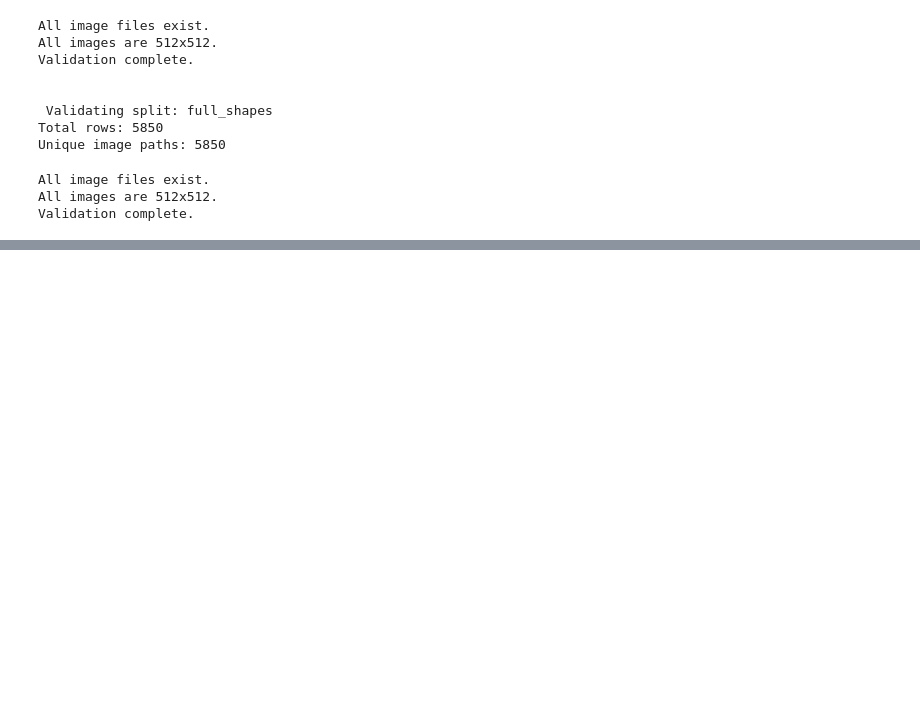
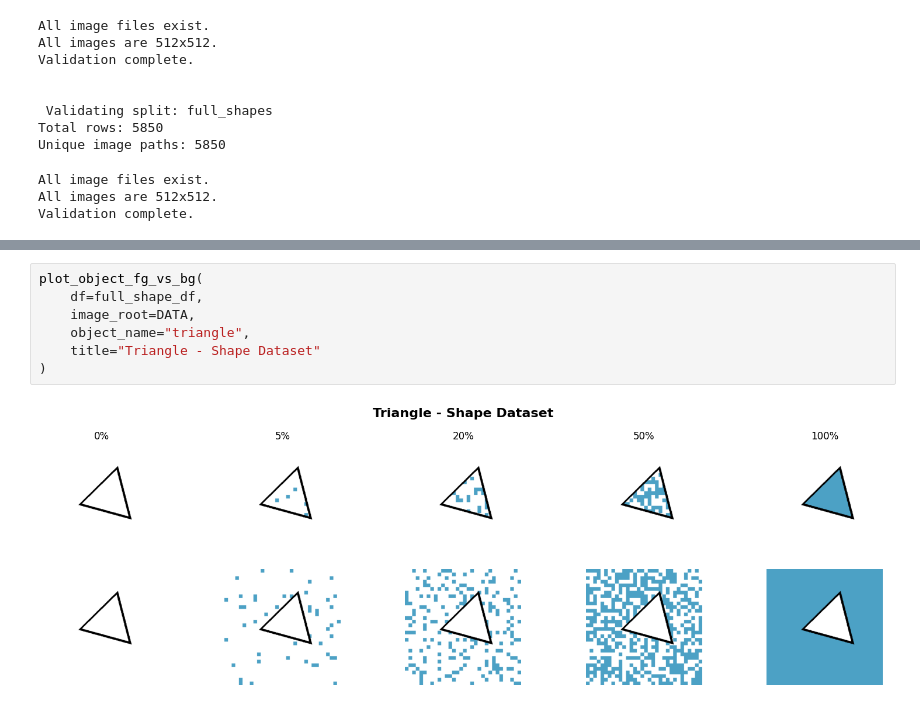
Before and after one commit to jonnemi/color-concept-entanglement, a Jupyter notebook: making_color_images/export.ipynb, the cells around one changed output, grey strips where cells are left out. Saved outputs shown, nothing was run; the diff lists cells and outputs as text; blank space fills up the shorter version.

```diff
--- a/making_color_images/export.ipynb
+++ b/making_color_images/export.ipynb
@@ -315,0 +393,9 @@ Validation complete.
+# %%
+plot_object_fg_vs_bg(
+    df=full_shape_df,
+    image_root=DATA,
+    object_name="triangle",
+    title="Triangle - Shape Dataset"
+)
+# %% [output]
+[figure, added]
```
Also changed, not shown: parts of 6 cells of this notebook, 3 other files.
